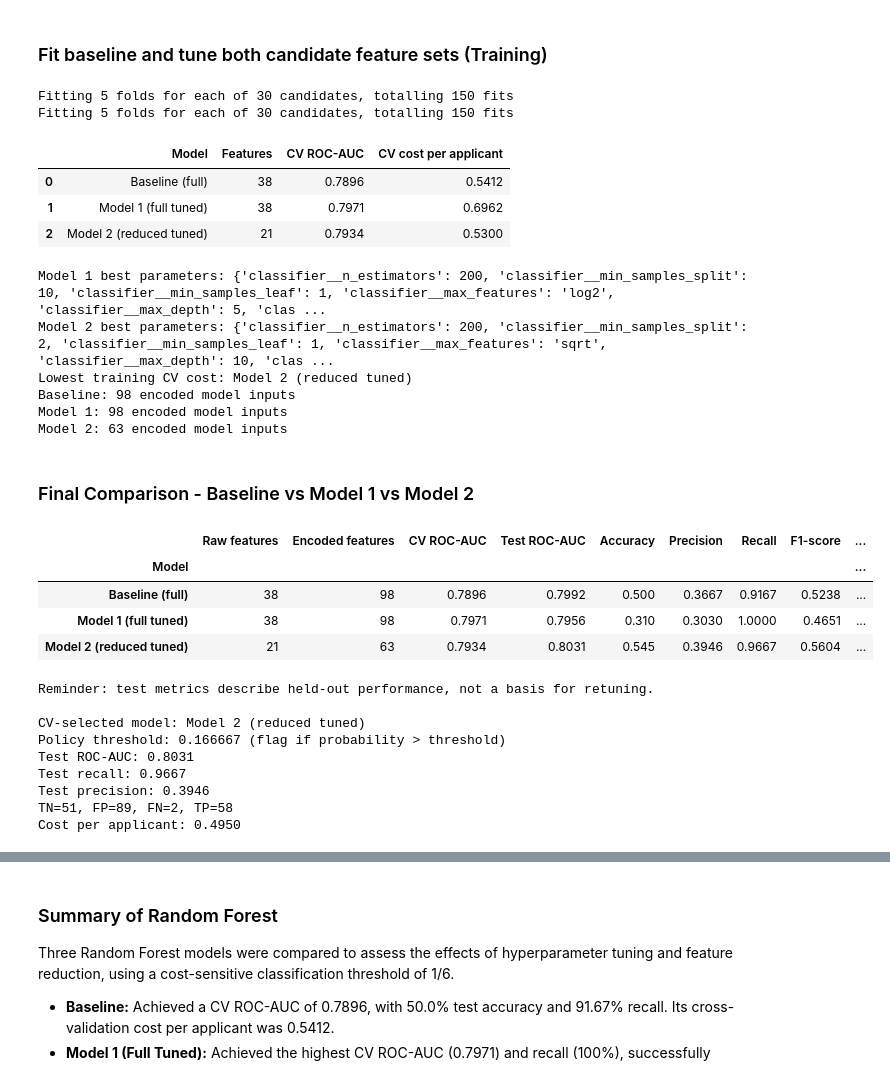
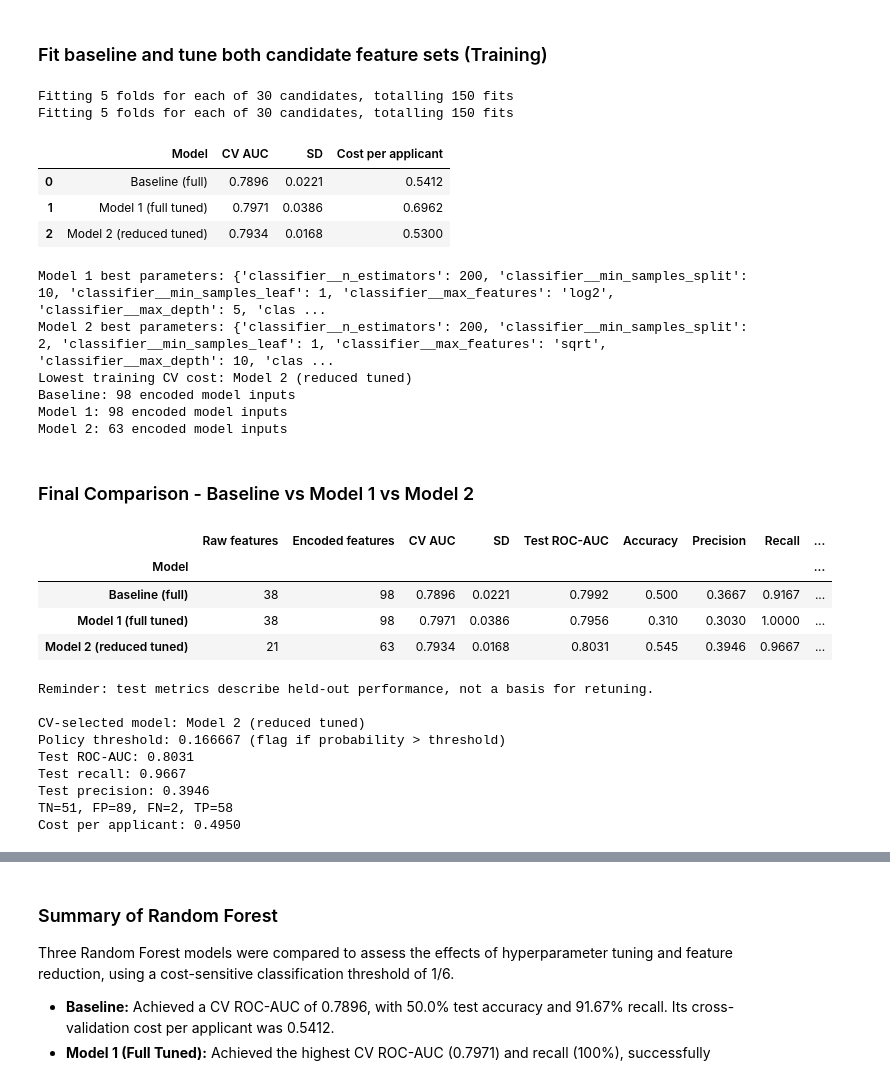
Before and after one commit to chrisgoh9/dseqf4212-group8, a Jupyter notebook: dseqf4212-group8.ipynb, the cells around one changed output, grey strips where cells are left out. Drawn from its saved outputs; the diff is of its cells as text; code cells hidden in the pictures.

```diff
--- a/dseqf4212-group8.ipynb
+++ b/dseqf4212-group8.ipynb
@@ -1082,14 +1056,14 @@ Passed-through numerical columns: ['duration', 'credit_amount', 'installment_rat
 # %% [markdown]
 ### Fit baseline and tune both candidate feature sets (Training)
 # %%
-from sklearn.model_selection import cross_val_predict
+from sklearn.model_selection import cross_val_predict, cross_val_score
 
 baseline = make_pipeline(full_features, n_estimators=100)
 
-baseline_cv_auc = cross_val_score(
+baseline_cv_scores = cross_val_score(
     baseline, rf_X_train[full_features], rf_y_train,
     cv=cv, scoring='roc_auc', n_jobs=-1
-).mean()
+)
 
 baseline.fit(rf_X_train[full_features], rf_y_train)
 
@@ -1106,9 +1080,15 @@ fitted = {
 }
 
 cv_scores = {
-    'Baseline (full)': baseline_cv_auc,
-    'Model 1 (full tuned)': model1_search.best_score_,
-    'Model 2 (reduced tuned)': model2_search.best_score_
+    'Baseline (full)': baseline_cv_scores,
+    'Model 1 (full tuned)': cross_val_score(
+        model1, rf_X_train[full_features], rf_y_train,
+        cv=cv, scoring='roc_auc', n_jobs=-1
+    ),
+    'Model 2 (reduced tuned)': cross_val_score(
+        model2, rf_X_train[reduced_features], rf_y_train,
+        cv=cv, scoring='roc_auc', n_jobs=-1
+    )
 }
 
 cv_rows = []
@@ -1131,9 +1111,9 @@ for name, (pipe, features) in fitted.items():
 
     cv_rows.append({
         'Model': name,
-        'Features': len(features),
-        'CV ROC-AUC': cv_scores[name],
-        'CV cost per applicant': (5 * fn + fp) / len(rf_y_train)
+        'CV AUC': cv_scores[name].mean(),
+        'SD': cv_scores[name].std(),
+        'Cost per applicant': (5 * fn + fp) / len(rf_y_train)
     })
 
 cv_table = pd.DataFrame(cv_rows)
@@ -1144,7 +1124,7 @@ print('Model 1 best parameters:', model1_search.best_params_)
 print('Model 2 best parameters:', model2_search.best_params_)
 
 selected_by_cv = cv_table.loc[
-    cv_table['CV cost per applicant'].idxmin(), 'Model'
+    cv_table['Cost per applicant'].idxmin(), 'Model'
 ]
 
 print('Lowest training CV cost:', selected_by_cv)
@@ -1161,10 +1141,10 @@ for name, pipe in [
 # %% [output]
 Fitting 5 folds for each of 30 candidates, totalling 150 fits
 Fitting 5 folds for each of 30 candidates, totalling 150 fits
-|  | Model | Features | CV ROC-AUC | CV cost per applicant |
-| 0 | Baseline (full) | 38 | 0.7896 | 0.5412 |
-| 1 | Model 1 (full tuned) | 38 | 0.7971 | 0.6962 |
-| 2 | Model 2 (reduced tuned) | 21 | 0.7934 | 0.5300 |
+|  | Model | CV AUC | SD | Cost per applicant |
+| 0 | Baseline (full) | 0.7896 | 0.0221 | 0.5412 |
+| 1 | Model 1 (full tuned) | 0.7971 | 0.0386 | 0.6962 |
+| 2 | Model 2 (reduced tuned) | 0.7934 | 0.0168 | 0.5300 |
 Model 1 best parameters: {'classifier__n_estimators': 200, 'classifier__min_samples_split': 10, 'classifier__min_samples_leaf': 1, 'classifier__max_features': 'log2', 'classifier__max_depth': 5, 'clas ...
 Model 2 best parameters: {'classifier__n_estimators': 200, 'classifier__min_samples_split': 2, 'classifier__min_samples_leaf': 1, 'classifier__max_features': 'sqrt', 'classifier__max_depth': 10, 'clas ...
 Lowest training CV cost: Model 2 (reduced tuned)
@@ -1174,6 +1154,7 @@ Model 2: 63 encoded model inputs
 # %% [markdown]
 ### Final Comparison - Baseline vs Model 1 vs Model 2
 # %%
+
 fitted = {
     'Baseline (full)': (baseline, full_features),
     'Model 1 (full tuned)': (model1, full_features),
@@ -1187,13 +1168,16 @@ for name, (pipe, features) in fitted.items():
     labels = (probabilities > rf_threshold).astype(int)
     predictions[name] = (probabilities, labels)
 
-    tn, fp, fn, tp = confusion_matrix(rf_y_test, labels, labels=[0, 1]).ravel()
+    tn, fp, fn, tp = confusion_matrix(
+        rf_y_test, labels, labels=[0, 1]
+    ).ravel()
 
     rows.append({
         'Model': name,
         'Raw features': len(features),
         'Encoded features': len(pipe.named_steps['preprocessor'].get_feature_names_out()),
-        'CV ROC-AUC': float(cv_table.loc[cv_table['Model'].eq(name), 'CV ROC-AUC'].iloc[0]),
+        'CV AUC': float(cv_table.loc[cv_table['Model'].eq(name), 'CV AUC'].iloc[0]),
+        'SD': float(cv_table.loc[cv_table['Model'].eq(name), 'SD'].iloc[0]),
         'Test ROC-AUC': roc_auc_score(rf_y_test, probabilities),
         'Accuracy': accuracy_score(rf_y_test, labels),
         'Precision': precision_score(rf_y_test, labels, zero_division=0),
@@ -1202,40 +1186,42 @@ for name, (pipe, features) in fitted.items():
         'TN': tn,
         'FP': fp,
         'FN': fn,
         'TP': tp,
         'Cost per applicant': (5 * fn + fp) / len(rf_y_test)
     })
 
 comparison = pd.DataFrame(rows).set_index('Model')
 display(comparison.round(4))
 
 print('Reminder: test metrics describe held-out performance, not a basis for retuning.')
 
-# Explicit final predictions for the CV-selected Random Forest.
+# Explicit final predictions for the CV-selected Random Forest
 rf_selected_model, rf_selected_features = fitted[selected_by_cv]
 
 rf_selected_test_prob = predictions[selected_by_cv][0]
 rf_selected_test_pred = predictions[selected_by_cv][1]
 
 rf_selected_tn, rf_selected_fp, rf_selected_fn, rf_selected_tp = confusion_matrix(
     rf_y_test, rf_selected_test_pred, labels=[0, 1]
 ).ravel()
 
-rf_selected_cost = (5 * rf_selected_fn + rf_selected_fp) / len(rf_y_test)
+rf_selected_cost = (
+    5 * rf_selected_fn + rf_selected_fp
+) / len(rf_y_test)
 
 print(f'\nCV-selected model: {selected_by_cv}')
 print(f'Policy threshold: {rf_threshold:.6f} (flag if probability > threshold)')
 print(f'Test ROC-AUC: {roc_auc_score(rf_y_test, rf_selected_test_prob):.4f}')
 print(f'Test recall: {recall_score(rf_y_test, rf_selected_test_pred):.4f}')
 print(f'Test precision: {precision_score(rf_y_test, rf_selected_test_pred, zero_division=0):.4f}')
 print(f'TN={rf_selected_tn}, FP={rf_selected_fp}, FN={rf_selected_fn}, TP={rf_selected_tp}')
 print(f'Cost per applicant: {rf_selected_cost:.4f}')
 # %% [output]
-|  | Raw features | Encoded features | CV ROC-AUC | Test ROC-AUC | Accuracy | Precision | Recall | F1-score | ... |
+|  | Raw features | Encoded features | CV AUC | SD | Test ROC-AUC | Accuracy | Precision | Recall | ... |
 | Model |  |  |  |  |  |  |  |  | ... |
-| Baseline (full) | 38 | 98 | 0.7896 | 0.7992 | 0.500 | 0.3667 | 0.9167 | 0.5238 | ... |
-| Model 1 (full tuned) | 38 | 98 | 0.7971 | 0.7956 | 0.310 | 0.3030 | 1.0000 | 0.4651 | ... |
-| Model 2 (reduced tuned) | 21 | 63 | 0.7934 | 0.8031 | 0.545 | 0.3946 | 0.9667 | 0.5604 | ... |
+| Baseline (full) | 38 | 98 | 0.7896 | 0.0221 | 0.7992 | 0.500 | 0.3667 | 0.9167 | ... |
+| Model 1 (full tuned) | 38 | 98 | 0.7971 | 0.0386 | 0.7956 | 0.310 | 0.3030 | 1.0000 | ... |
+| Model 2 (reduced tuned) | 21 | 63 | 0.7934 | 0.0168 | 0.8031 | 0.545 | 0.3946 | 0.9667 | ... |
 Reminder: test metrics describe held-out performance, not a basis for retuning.
 
 CV-selected model: Model 2 (reduced tuned)
```
Also changed, not shown: parts of 19 cells of this notebook.
